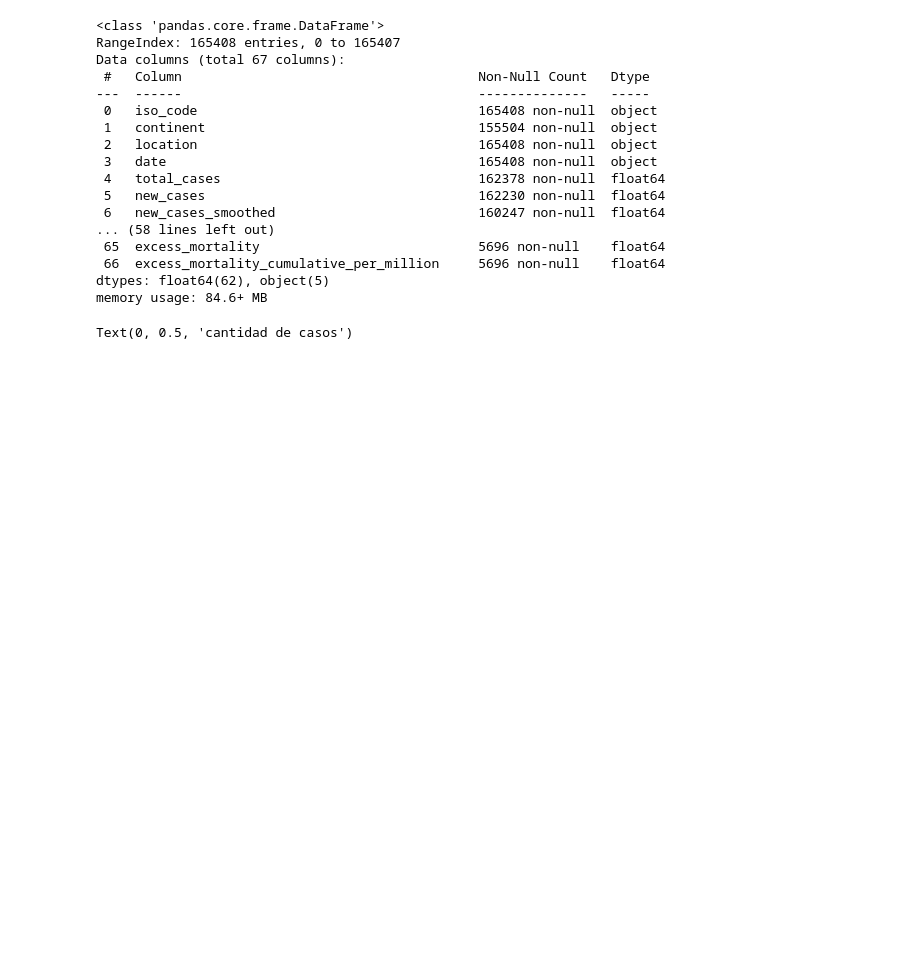
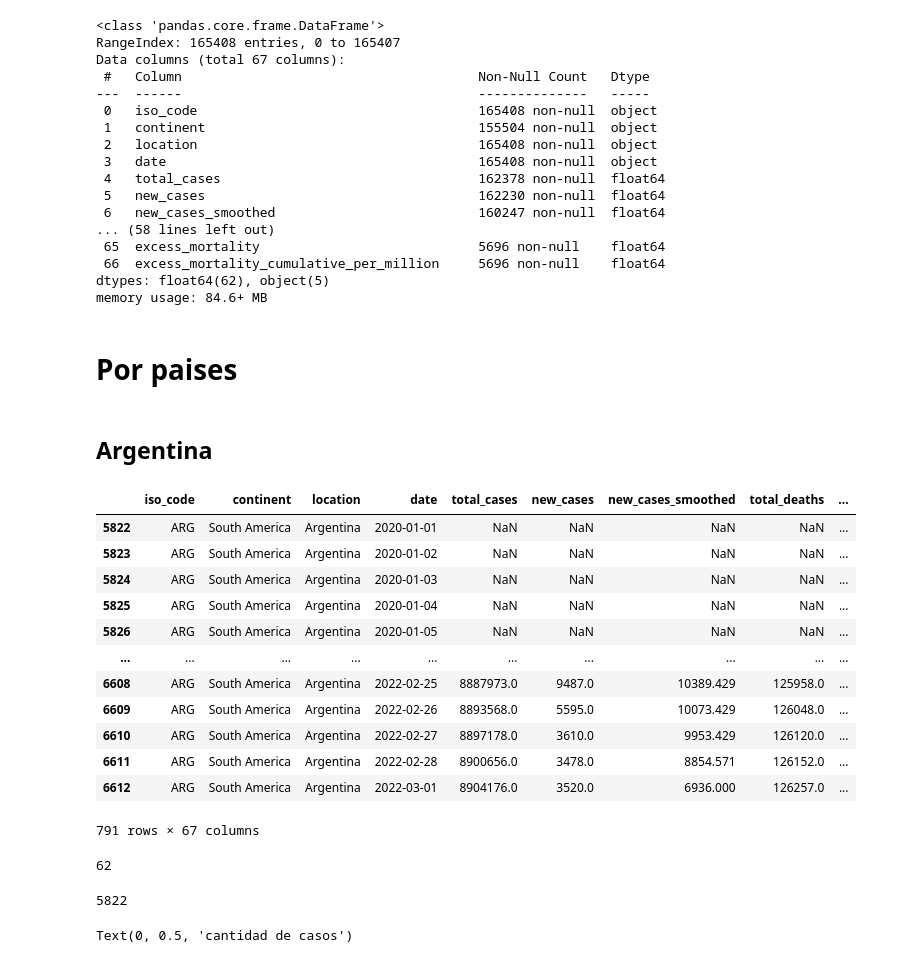
Before and after one commit to Mfsegurag/Informe_Pand-mico, a Jupyter notebook: proyecto_4.ipynb, the cells around one changed output. Saved outputs shown, nothing was run; the diff lists cells and outputs as text; code cells hidden in the pictures; blank space fills up the shorter version.

```diff
--- a/proyecto_4.ipynb
+++ b/proyecto_4.ipynb
@@ -102,6 +100,36 @@ Data columns (total 67 columns):
  66  excess_mortality_cumulative_per_million     5696 non-null    float64
 dtypes: float64(62), object(5)
 memory usage: 84.6+ MB
+# %% [markdown]
+# Por paises
+# %% [markdown]
+## Argentina
+# %%
+df_arg = datos[datos.location == 'Argentina']
+df_arg
+# %% [output]
+|  | iso_code | continent | location | date | total_cases | new_cases | new_cases_smoothed | total_deaths | ... |
+| 5822 | ARG | South America | Argentina | 2020-01-01 | NaN | NaN | NaN | NaN | ... |
+| 5823 | ARG | South America | Argentina | 2020-01-02 | NaN | NaN | NaN | NaN | ... |
+| 5824 | ARG | South America | Argentina | 2020-01-03 | NaN | NaN | NaN | NaN | ... |
+| 5825 | ARG | South America | Argentina | 2020-01-04 | NaN | NaN | NaN | NaN | ... |
+| 5826 | ARG | South America | Argentina | 2020-01-05 | NaN | NaN | NaN | NaN | ... |
+| ... | ... | ... | ... | ... | ... | ... | ... | ... | ... |
+| 6608 | ARG | South America | Argentina | 2022-02-25 | 8887973.0 | 9487.0 | 10389.429 | 125958.0 | ... |
+| 6609 | ARG | South America | Argentina | 2022-02-26 | 8893568.0 | 5595.0 | 10073.429 | 126048.0 | ... |
+| 6610 | ARG | South America | Argentina | 2022-02-27 | 8897178.0 | 3610.0 | 9953.429 | 126120.0 | ... |
+| 6611 | ARG | South America | Argentina | 2022-02-28 | 8900656.0 | 3478.0 | 8854.571 | 126152.0 | ... |
+| 6612 | ARG | South America | Argentina | 2022-03-01 | 8904176.0 | 3520.0 | 6936.000 | 126257.0 | ... |
+791 rows × 67 columns
+# %%
+# Primer caso no nulo index
+df_arg.total_cases.isnull().idxmin()-df_arg.iloc[0].name
+# %% [output]
+62
+# %%
+df_arg.total_cases.isnull().idxmax()
+# %% [output]
+5822
 # %%
 paises=datos['location'] #cargo el vector de paises
 confirmados=datos['total_cases'] #carga vector todos los casos confirmados
```
Also changed, not shown: parts of 10 cells of this notebook, 1 other file.
